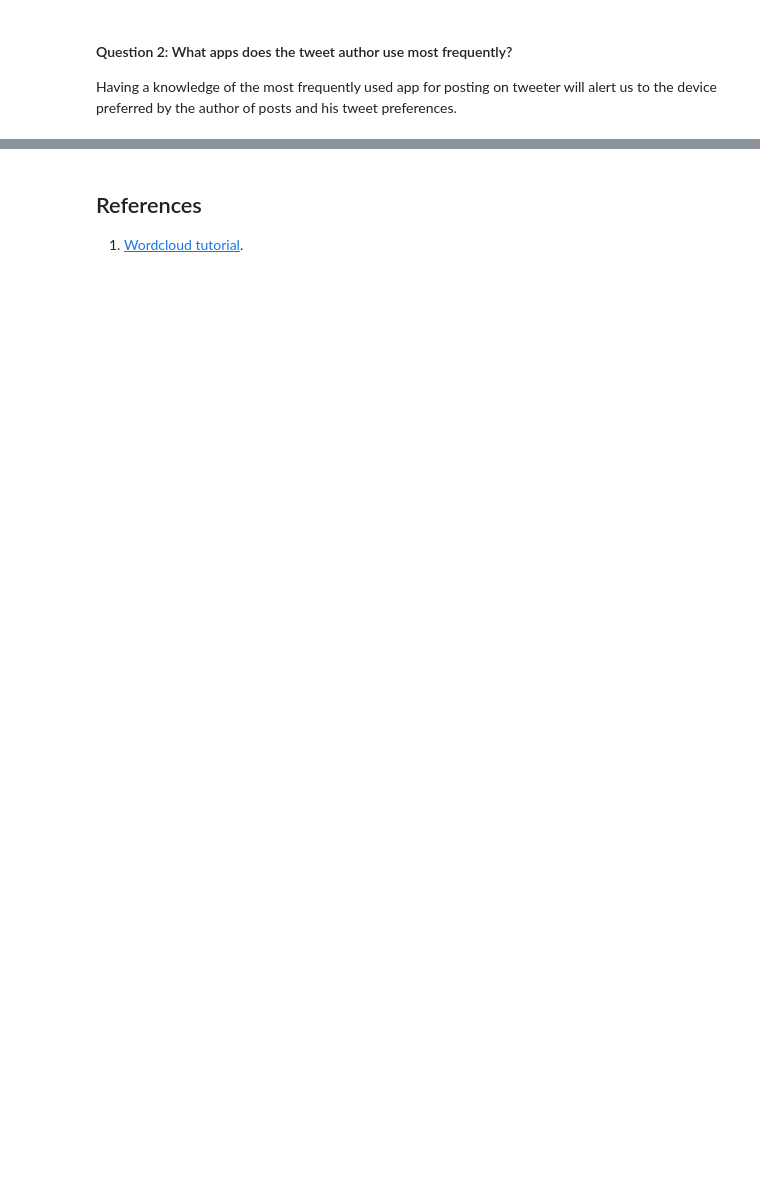
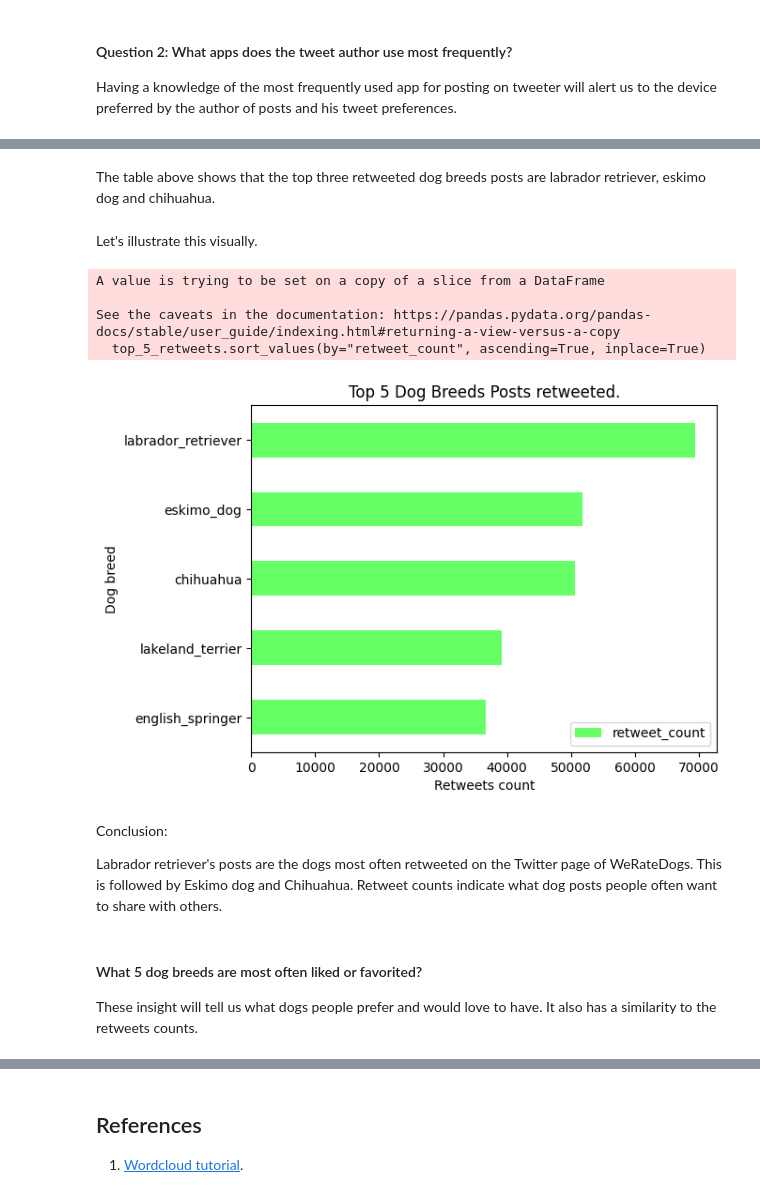
Before and after one commit to Emekadavid/weratedogs_twitter_archive, a Jupyter notebook: notebook.ipynb, the cells around one changed output, grey strips where cells are left out. Saved outputs shown, nothing was run; the diff lists cells and outputs as text; code cells hidden in the pictures; blank space fills up the shorter version.

```diff
--- a/notebook.ipynb
+++ b/notebook.ipynb
@@ -839,0 +998,3 @@ Having a knowledge of the most frequently used app for posting on tweeter will a
+# %%
+retweets_df = twitter_master[["dog_breed", "retweet_count"]]
+retweets_df.head()
@@ -839,0 +1008,4 @@ Having a knowledge of the most frequently used app for posting on tweeter will a
+# %%
+# then we sort the dataframe
+retweets_df.sort_values(by="retweet_count", ascending=False, inplace=True)
+retweets_df.head()
@@ -839,0 +1023,27 @@ Having a knowledge of the most frequently used app for posting on tweeter will a
+# %% [markdown]
+The table above shows that the top three retweeted dog breeds posts are labrador retriever, eskimo dog and chihuahua.
+# %% [markdown]
+Let's illustrate this visually.
+# %%
+top_5_retweets = retweets_df.head(5)
+# %%
+top_5_retweets.sort_values(by="retweet_count", ascending=True, inplace=True)
+top_5_retweets.plot.barh(y="retweet_count", x="dog_breed", color="#66ff66")
+plt.xlabel("Retweets count")
+plt.ylabel("Dog breed")
+plt.title("Top 5 Dog Breeds Posts retweeted.")
+plt.savefig("./images/retweets.png")
+# %% [output]
+A value is trying to be set on a copy of a slice from a DataFrame
+
+See the caveats in the documentation: https://pandas.pydata.org/pandas-docs/stable/user_guide/indexing.html#returning-a-view-versus-a-copy
+  top_5_retweets.sort_values(by="retweet_count", ascending=True, inplace=True)
+[figure, added]
+# %% [markdown]
+Conclusion:
+
+Labrador retriever's posts are the dogs most often retweeted on the Twitter page of WeRateDogs. This is followed by Eskimo dog and Chihuahua. Retweet counts indicate what dog posts people often want to share with others.
+# %% [markdown]
+#### What 5 dog breeds are most often liked or favorited?
+
+These insight will tell us what dogs people prefer and would love to have. It also has a similarity to the retweets counts.
```
Also changed, not shown: parts of 38 cells of this notebook, 4 other files.
